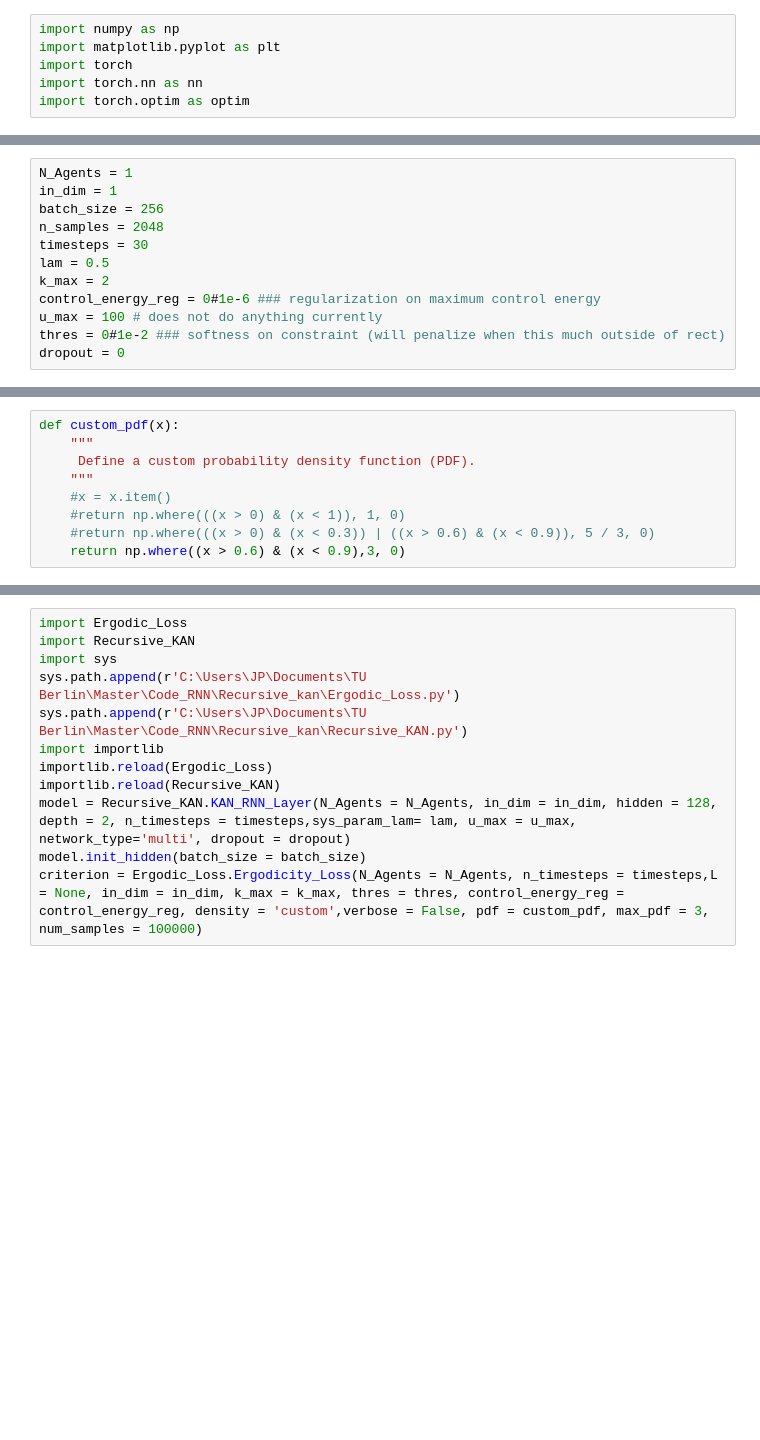
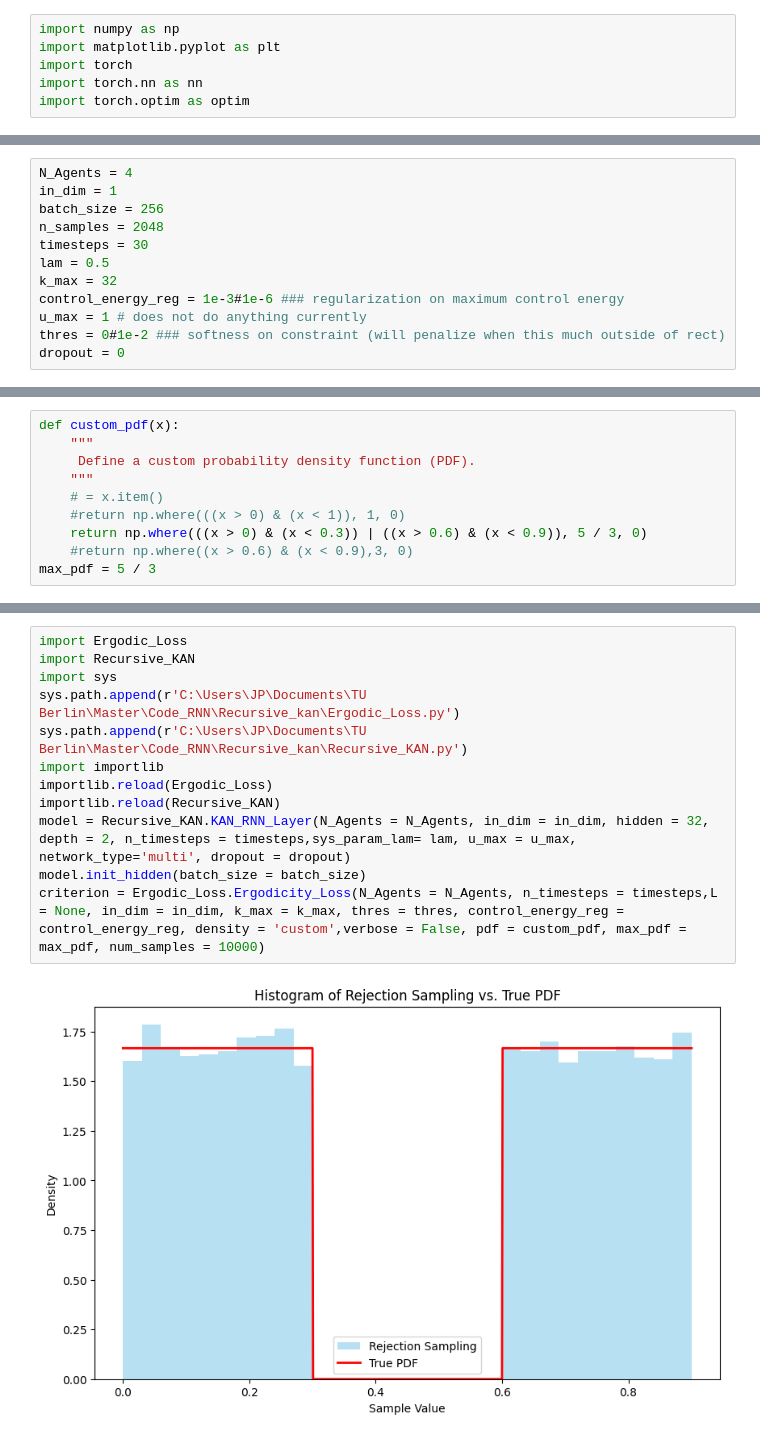
Before and after one commit to Justus-ui/Recursive_kan, a Jupyter notebook: train.ipynb, the cells around one changed output, grey strips where cells are left out. Drawn from its saved outputs; the diff is of its cells as text; blank space fills up the shorter version.

```diff
--- a/train.ipynb
+++ b/train.ipynb
@@ -22,13 +22,13 @@ def gen_sample(batch_size, N_agents, in_dim = None, L = None):
     return x
 # %%
-N_Agents = 1
+N_Agents = 4
 in_dim = 1
 batch_size = 256
 n_samples = 2048
 timesteps = 30
 lam = 0.5
-k_max = 2
-control_energy_reg = 0#1e-6 ### regularization on maximum control energy
-u_max = 100 # does not do anything currently
+k_max = 32
+control_energy_reg = 1e-3#1e-6 ### regularization on maximum control energy
+u_max = 1 # does not do anything currently
 thres = 0#1e-2 ### softness on constraint (will penalize when this much outside of rect)
 dropout = 0
@@ -44,7 +37,8 @@ def custom_pdf(x):
     """
      Define a custom probability density function (PDF).
     """
-    #x = x.item()
+    # = x.item()
     #return np.where(((x > 0) & (x < 1)), 1, 0)
-    #return np.where(((x > 0) & (x < 0.3)) | ((x > 0.6) & (x < 0.9)), 5 / 3, 0)
-    return np.where((x > 0.6) & (x < 0.9),3, 0)
+    return np.where(((x > 0) & (x < 0.3)) | ((x > 0.6) & (x < 0.9)), 5 / 3, 0)
+    #return np.where((x > 0.6) & (x < 0.9),3, 0)
+max_pdf = 5 / 3
@@ -51,12 +51,14 @@ def custom_pdf(x):
 # %%
 import Ergodic_Loss
 import Recursive_KAN
 import sys
 sys.path.append(r'C:\Users\JP\Documents\TU Berlin\Master\Code_RNN\Recursive_kan\Ergodic_Loss.py')
 sys.path.append(r'C:\Users\JP\Documents\TU Berlin\Master\Code_RNN\Recursive_kan\Recursive_KAN.py')
 import importlib
 importlib.reload(Ergodic_Loss)
 importlib.reload(Recursive_KAN)
-model = Recursive_KAN.KAN_RNN_Layer(N_Agents = N_Agents, in_dim = in_dim, hidden = 128, depth = 2, n_timesteps = timesteps,sys_param_lam= lam, u_max = u_max, network_type='multi', dropout = dropout)
+model = Recursive_KAN.KAN_RNN_Layer(N_Agents = N_Agents, in_dim = in_dim, hidden = 32, depth = 2, n_timesteps = timesteps,sys_param_lam= lam, u_max = u_max, network_type='multi', dropout = dropout)
 model.init_hidden(batch_size = batch_size)
-criterion = Ergodic_Loss.Ergodicity_Loss(N_Agents = N_Agents, n_timesteps = timesteps,L = None, in_dim = in_dim, k_max = k_max, thres = thres, control_energy_reg = control_energy_reg, density = 'custom',verbose = False, pdf = custom_pdf, max_pdf = 3, num_samples = 100000)
+criterion = Ergodic_Loss.Ergodicity_Loss(N_Agents = N_Agents, n_timesteps = timesteps,L = None, in_dim = in_dim, k_max = k_max, thres = thres, control_energy_reg = control_energy_reg, density = 'custom',verbose = False, pdf = custom_pdf, max_pdf = max_pdf, num_samples = 10000)
+# %% [output]
+[figure, added]
```
Also changed, not shown: parts of 13 cells of this notebook, 18 other files.
